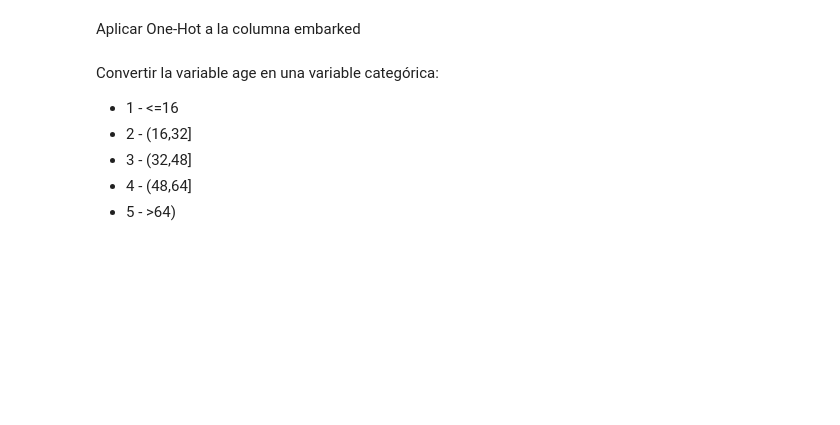
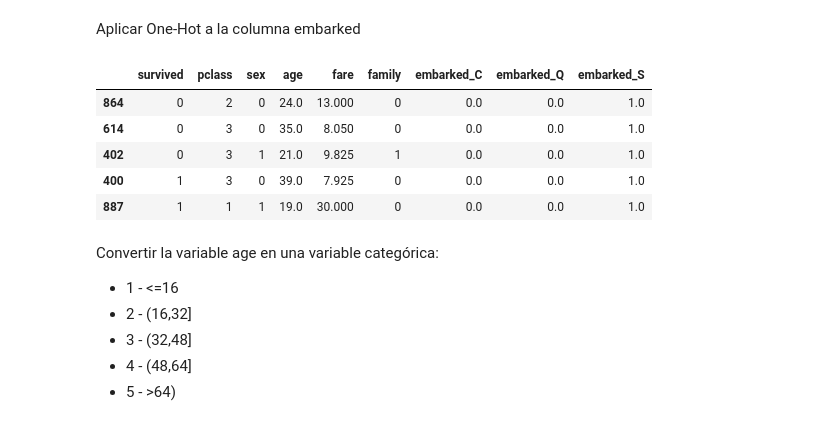
Before and after one commit to xabierguerrero/IABD_2425, a Jupyter notebook: Python_Ejers/SAPA/2_4Ejers/2_4Ejercicios.ipynb, the cells around one changed output. Cells and saved outputs as stored; diff of their text form; code cells hidden in the pictures; blank space fills up the shorter version.

```diff
--- a/Python_Ejers/SAPA/2_4Ejers/2_4Ejercicios.ipynb
+++ b/Python_Ejers/SAPA/2_4Ejers/2_4Ejercicios.ipynb
@@ -332,5 +352,7 @@ Es hora de separar el conjunto de entrenamiento del conjunto de prueba (85% para
 # %% [markdown]
 Haz una copia del conjunto de entrenamiento para trabajar con él.
+# %%
+df_titanic_train_copy = df_titanic_train.copy()
 # %% [markdown]
 ### PREPARAR LOS DATOS
 # %% [markdown]
@@ -362,5 +384,9 @@ Hay que crear un pipeline de transformación que haga los siguientes cambios:
 Pero vamos a empezar poco a poco
 # %% [markdown]
 Crea el atributo familia como suma de sibsp y parch y luego borra sibsp y parch
+# %%
+df_titanic_train_copy["family"]=df_titanic_train_copy["sibsp"]+df_titanic_train_copy["parch"]
+a_borrar=["sibsp","parch"]
+df_titanic_train_copy=df_titanic_train_copy.drop(a_borrar,axis=1)
 # %% [markdown]
 Rellenamos los datos ausentes en el dataframe (lo hacemos para todas las columnas aunque ahora la mayoría no tiene datos ausentes, pero no sabemos como serán los datos si tenemos que volver a entrenar el modelo)
@@ -369,5 +443,21 @@ En el columna sex sustituir male por 0 y female por 1
 # %% [markdown]
 Aplicar One-Hot a la columna embarked
+# %%
+df_titanic_train_copy_cats = df_titanic_train_copy[["embarked"]]
+cat_encoder=OneHotEncoder()
+df_titanic_train_copy_1hot=cat_encoder.fit_transform(df_titanic_train_copy_cats)
+df_titanic_train_copy_1hot.toarray()
+df_output = pd.DataFrame(cat_encoder.transform(df_titanic_train_copy_cats).toarray(), columns=cat_encoder.get_feature_names_out(), index=df_titanic_train_copy_cats.index)
+df_titanic_train_copy = pd.concat([df_titanic_train_copy,df_output],axis=1)
+df_titanic_train_copy=df_titanic_train_copy.drop("embarked",axis=1)
+df_titanic_train_copy.head()
+# %% [output]
+|  | survived | pclass | sex | age | fare | family | embarked_C | embarked_Q | embarked_S |
+| 864 | 0 | 2 | 0 | 24.0 | 13.000 | 0 | 0.0 | 0.0 | 1.0 |
+| 614 | 0 | 3 | 0 | 35.0 | 8.050 | 0 | 0.0 | 0.0 | 1.0 |
+| 402 | 0 | 3 | 1 | 21.0 | 9.825 | 1 | 0.0 | 0.0 | 1.0 |
+| 400 | 1 | 3 | 0 | 39.0 | 7.925 | 0 | 0.0 | 0.0 | 1.0 |
+| 887 | 1 | 1 | 1 | 19.0 | 30.000 | 0 | 0.0 | 0.0 | 1.0 |
 # %% [markdown]
 Convertir la variable age en una variable categórica:
 - 1 - <=16
```
Also changed, not shown: parts of 22 cells of this notebook.
